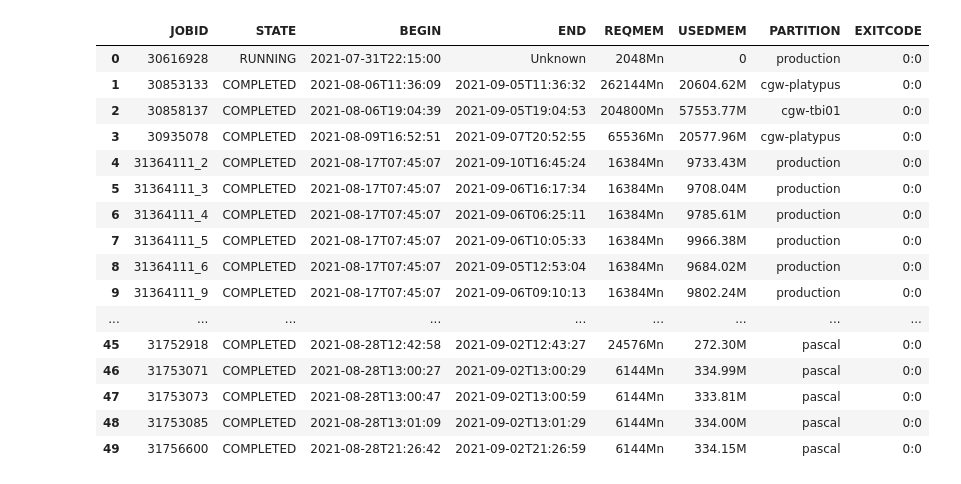
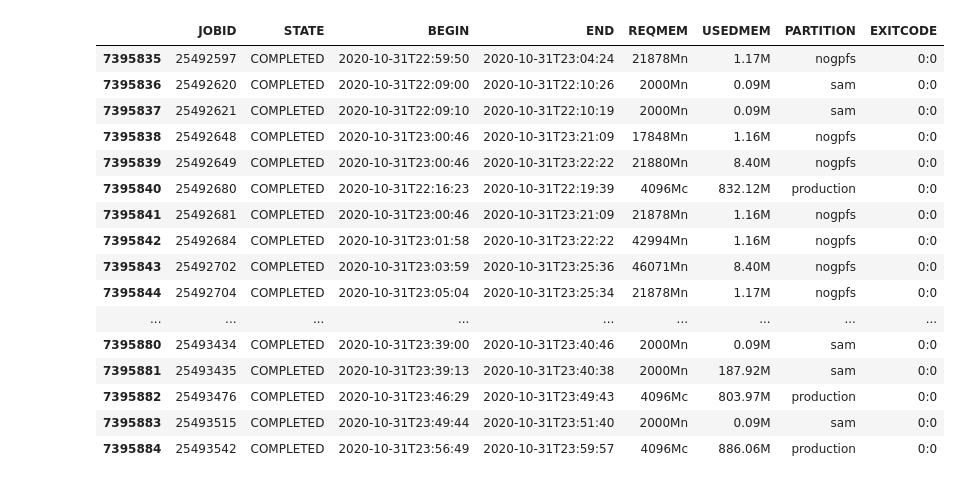
Before and after one commit to nss-data-science-cohort-5/accre-three-musketeers, a Jupyter notebook: accre_project.ipynb, the cells around one changed output. Drawn from its saved outputs; the diff is of its cells as text; code cells hidden in the pictures.

```diff
--- a/accre_project.ipynb
+++ b/accre_project.ipynb
@@ -4,32 +5,33 @@ import datetime as datetime
 # %%
-chunksize = 1000
 accre_df = pd.read_csv('../data/fullsample.csv', usecols= ['JOBID',
                                                          'STATE',
                                                          'BEGIN',
                                                          'END',
                                                          'REQMEM',
                                                          'USEDMEM',
                                                          'PARTITION',
-                                                         'EXITCODE'])
-accre_df.head(50)
+                                                         'EXITCODE'],
+                                                          )
+accre_df.sort_values('END')
+accre_df.tail(50)
 # %% [output]
 |  | JOBID | STATE | BEGIN | END | REQMEM | USEDMEM | PARTITION | EXITCODE |
-| 0 | 30616928 | RUNNING | 2021-07-31T22:15:00 | Unknown | 2048Mn | 0 | production | 0:0 |
-| 1 | 30853133 | COMPLETED | 2021-08-06T11:36:09 | 2021-09-05T11:36:32 | 262144Mn | 20604.62M | cgw-platypus | 0:0 |
-| 2 | 30858137 | COMPLETED | 2021-08-06T19:04:39 | 2021-09-05T19:04:53 | 204800Mn | 57553.77M | cgw-tbi01 | 0:0 |
-| 3 | 30935078 | COMPLETED | 2021-08-09T16:52:51 | 2021-09-07T20:52:55 | 65536Mn | 20577.96M | cgw-platypus | 0:0 |
-| 4 | 31364111_2 | COMPLETED | 2021-08-17T07:45:07 | 2021-09-10T16:45:24 | 16384Mn | 9733.43M | production | 0:0 |
-| 5 | 31364111_3 | COMPLETED | 2021-08-17T07:45:07 | 2021-09-06T16:17:34 | 16384Mn | 9708.04M | production | 0:0 |
-| 6 | 31364111_4 | COMPLETED | 2021-08-17T07:45:07 | 2021-09-06T06:25:11 | 16384Mn | 9785.61M | production | 0:0 |
-| 7 | 31364111_5 | COMPLETED | 2021-08-17T07:45:07 | 2021-09-06T10:05:33 | 16384Mn | 9966.38M | production | 0:0 |
-| 8 | 31364111_6 | COMPLETED | 2021-08-17T07:45:07 | 2021-09-05T12:53:04 | 16384Mn | 9684.02M | production | 0:0 |
-| 9 | 31364111_9 | COMPLETED | 2021-08-17T07:45:07 | 2021-09-06T09:10:13 | 16384Mn | 9802.24M | production | 0:0 |
+| 7395835 | 25492597 | COMPLETED | 2020-10-31T22:59:50 | 2020-10-31T23:04:24 | 21878Mn | 1.17M | nogpfs | 0:0 |
+| 7395836 | 25492620 | COMPLETED | 2020-10-31T22:09:00 | 2020-10-31T22:10:26 | 2000Mn | 0.09M | sam | 0:0 |
+| 7395837 | 25492621 | COMPLETED | 2020-10-31T22:09:10 | 2020-10-31T22:10:19 | 2000Mn | 0.09M | sam | 0:0 |
+| 7395838 | 25492648 | COMPLETED | 2020-10-31T23:00:46 | 2020-10-31T23:21:09 | 17848Mn | 1.16M | nogpfs | 0:0 |
+| 7395839 | 25492649 | COMPLETED | 2020-10-31T23:00:46 | 2020-10-31T23:22:22 | 21880Mn | 8.40M | nogpfs | 0:0 |
+| 7395840 | 25492680 | COMPLETED | 2020-10-31T22:16:23 | 2020-10-31T22:19:39 | 4096Mc | 832.12M | production | 0:0 |
+| 7395841 | 25492681 | COMPLETED | 2020-10-31T23:00:46 | 2020-10-31T23:21:09 | 21878Mn | 1.16M | nogpfs | 0:0 |
+| 7395842 | 25492684 | COMPLETED | 2020-10-31T23:01:58 | 2020-10-31T23:22:22 | 42994Mn | 1.16M | nogpfs | 0:0 |
+| 7395843 | 25492702 | COMPLETED | 2020-10-31T23:03:59 | 2020-10-31T23:25:36 | 46071Mn | 8.40M | nogpfs | 0:0 |
+| 7395844 | 25492704 | COMPLETED | 2020-10-31T23:05:04 | 2020-10-31T23:25:34 | 21878Mn | 1.17M | nogpfs | 0:0 |
 | ... | ... | ... | ... | ... | ... | ... | ... | ... |
-| 45 | 31752918 | COMPLETED | 2021-08-28T12:42:58 | 2021-09-02T12:43:27 | 24576Mn | 272.30M | pascal | 0:0 |
-| 46 | 31753071 | COMPLETED | 2021-08-28T13:00:27 | 2021-09-02T13:00:29 | 6144Mn | 334.99M | pascal | 0:0 |
-| 47 | 31753073 | COMPLETED | 2021-08-28T13:00:47 | 2021-09-02T13:00:59 | 6144Mn | 333.81M | pascal | 0:0 |
-| 48 | 31753085 | COMPLETED | 2021-08-28T13:01:09 | 2021-09-02T13:01:29 | 6144Mn | 334.00M | pascal | 0:0 |
-| 49 | 31756600 | COMPLETED | 2021-08-28T21:26:42 | 2021-09-02T21:26:59 | 6144Mn | 334.15M | pascal | 0:0 |
+| 7395880 | 25493434 | COMPLETED | 2020-10-31T23:39:00 | 2020-10-31T23:40:46 | 2000Mn | 0.09M | sam | 0:0 |
+| 7395881 | 25493435 | COMPLETED | 2020-10-31T23:39:13 | 2020-10-31T23:40:38 | 2000Mn | 187.92M | sam | 0:0 |
+| 7395882 | 25493476 | COMPLETED | 2020-10-31T23:46:29 | 2020-10-31T23:49:43 | 4096Mc | 803.97M | production | 0:0 |
+| 7395883 | 25493515 | COMPLETED | 2020-10-31T23:49:44 | 2020-10-31T23:51:40 | 2000Mn | 0.09M | sam | 0:0 |
+| 7395884 | 25493542 | COMPLETED | 2020-10-31T23:56:49 | 2020-10-31T23:59:57 | 4096Mc | 886.06M | production | 0:0 |
 # %%
 #convert begin and end to datetime
 #completions per hour would be how many JOBIDs return a STATE of complete per hour.  In other words,
```
Also changed, not shown: parts of 10 cells of this notebook.
